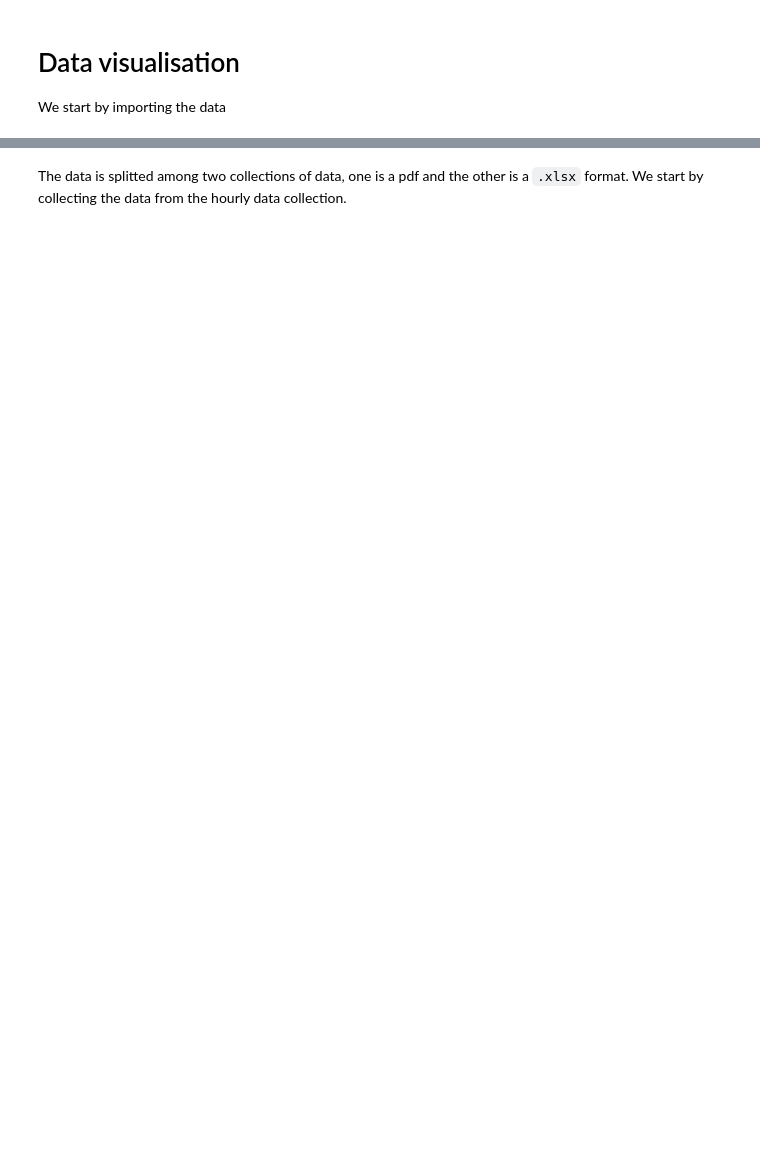
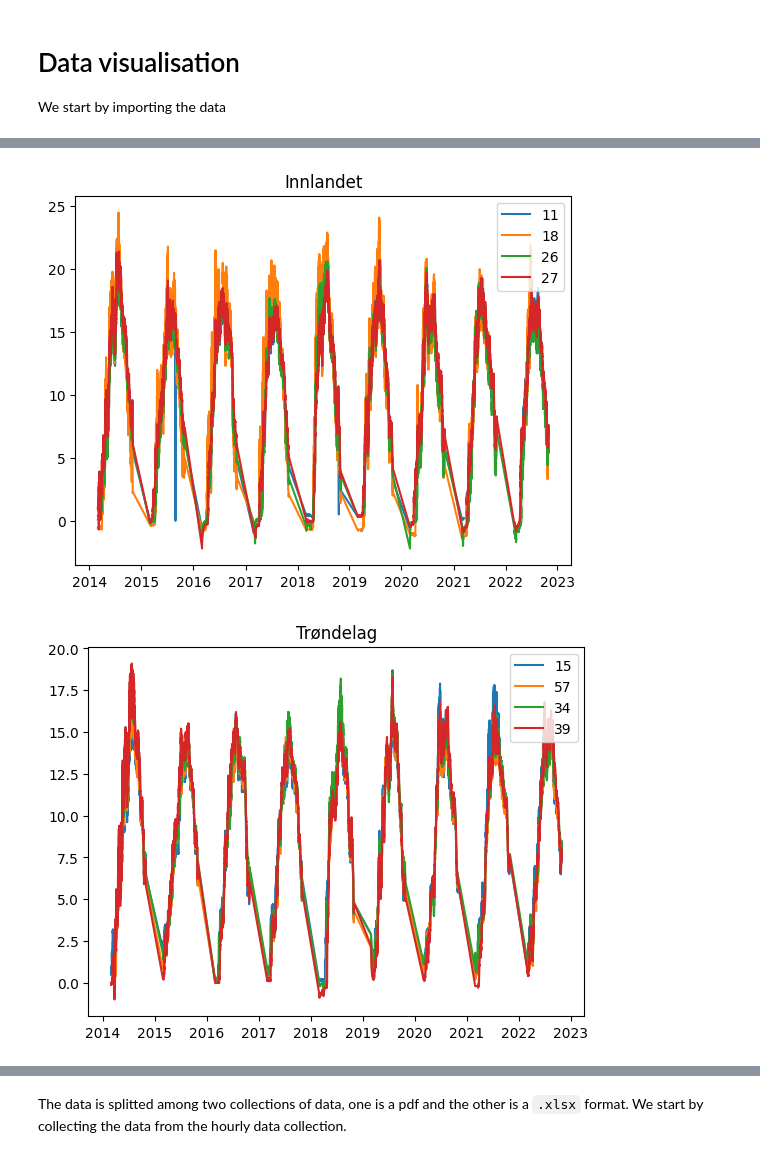
Before and after one commit to ConAltDelete/MT24CS, a Jupyter notebook: programs/python/modeling.ipynb, the cells around one changed output, grey strips where cells are left out. Cells and saved outputs as stored; diff of their text form; code cells hidden in the pictures; blank space fills up the shorter version.

```diff
--- a/programs/python/modeling.ipynb
+++ b/programs/python/modeling.ipynb
@@ -77,0 +77,8 @@ ended load
+# %%
+nibio_data_ungroup = DFL.DataFileLoader(DATA_COLLECTION_NIBIO,r"weather_data_hour_stID(\d{1,3})_y(\d{4}).csv")
+nibio_data_ungroup.load_data(names = ["Time","TM","RR","TJM10","TJM20"])
+nibio_data = nibio_data_ungroup.group_layer(nibio_id)
+
+nibio_data_raw_ungroup = DFL.DataFileLoader(DATA_COLLECTION_NIBIO,r"weather_data_raw_hour_stID(\d{1,3})_y(\d{4}).csv")
+nibio_data_raw_ungroup.load_data(names = ["Time","TM","RR","TJM10","TJM20"])
+nibio_data_raw = nibio_data_raw_ungroup.group_layer(nibio_id)
@@ -78,16 +92,10 @@ ended load
 # %%
-"""
-        data_nibio_raw[!is.na(data_nibio_raw[,"TM"]) & (data_nibio_raw[,"TM"] <= 0),"RR"] <- NA
-
-        data_nibio[1:nrow(data_nibio_raw),"RR"] <- data_nibio_raw[1:nrow(data_nibio_raw),"RR"]
-"""
 def dataframe_merge_func(x,y):
     y.iloc[y.iloc[:,1].notna() & (y.iloc[:,1] <= 0),2] = pd.NA
     x.iloc[0:y.shape[0],2] = y.iloc[0:y.shape[0],2]
     return x
 
-
-imputed_nibio_data = nibio_data.combine(nibio_data_missing,merge_func = dataframe_merge_func)
+imputed_nibio_data = nibio_data.combine(nibio_data_raw,merge_func = dataframe_merge_func)
 # %%
 # function definitions
 
@@ -102,6 +110,8 @@ def show_plot(data,plot_kwarg):
             plt.plot(data[d].Time, data[d].iloc[:,data[d].columns != "Time"])
         else:
             plt.plot(data[d].Time, data[d].iloc[:,data[d].columns != "Time"],**plot_kwarg[d])
+    plt.xlabel = "Time"
+    plt.ylabel = "celsius degrees ℃"
 
 def table2Latex(table, dir_path, file_name, header = "", append = False):
     if os.path.isfile(dir_path + file_name + ".tex") & append:
@@ -117,0 +151,9 @@ def table2Latex(table, dir_path, file_name, header = "", append = False):
+# %%
+for regi in nibio_id.keys():
+    show_plot([station.loc[:,["Time","TJM20"]] for station in imputed_nibio_data[regi,:].shave_top_layer().merge_layer(level=1).flatten()],{})
+    plt.legend(nibio_id[regi])
+    plt.title("Område: {}, feature: {}".format(regi,"TJM20"))
+    plt.show()
+# %% [output]
+[figure, added]
+[figure, added]
```
Also changed, not shown: parts of 16 cells of this notebook, 2 other files.
